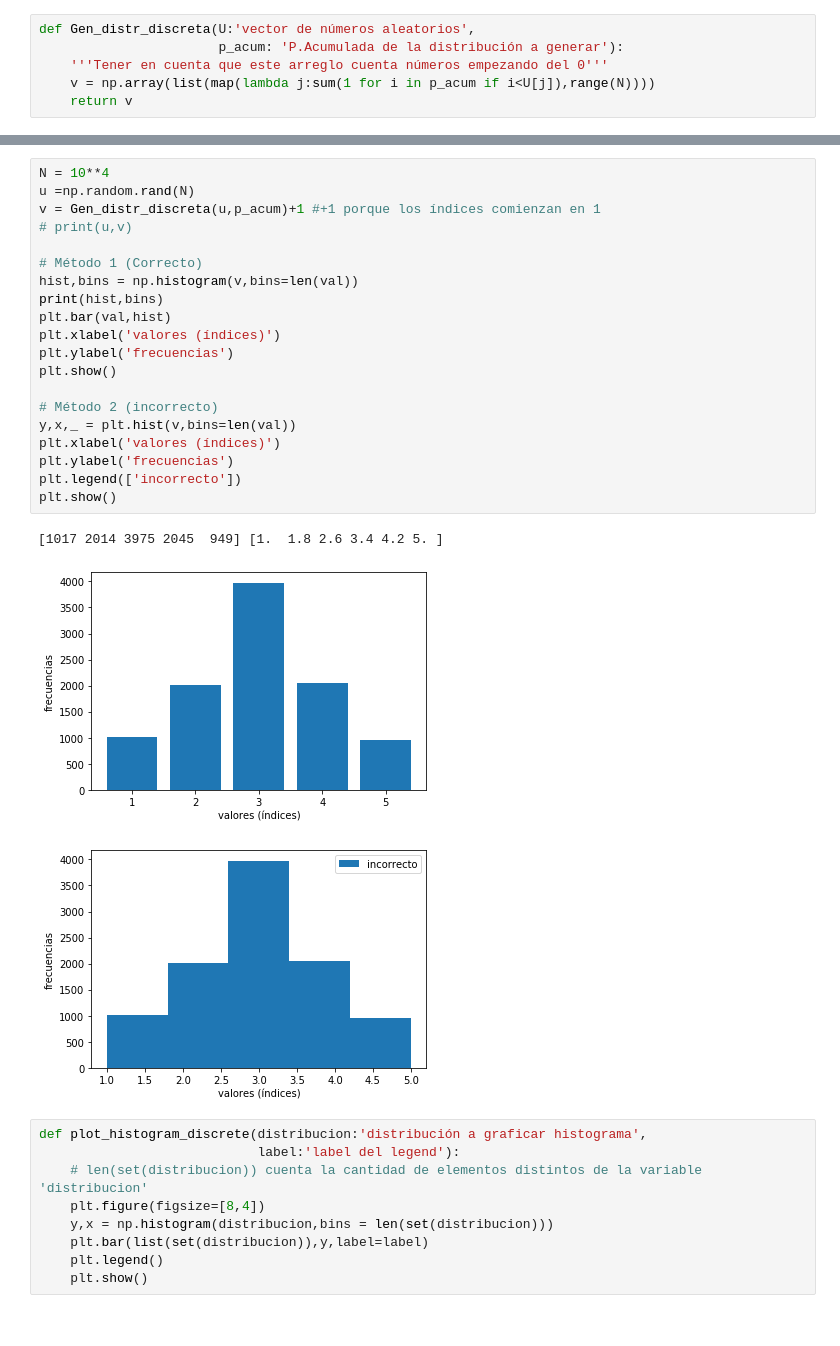
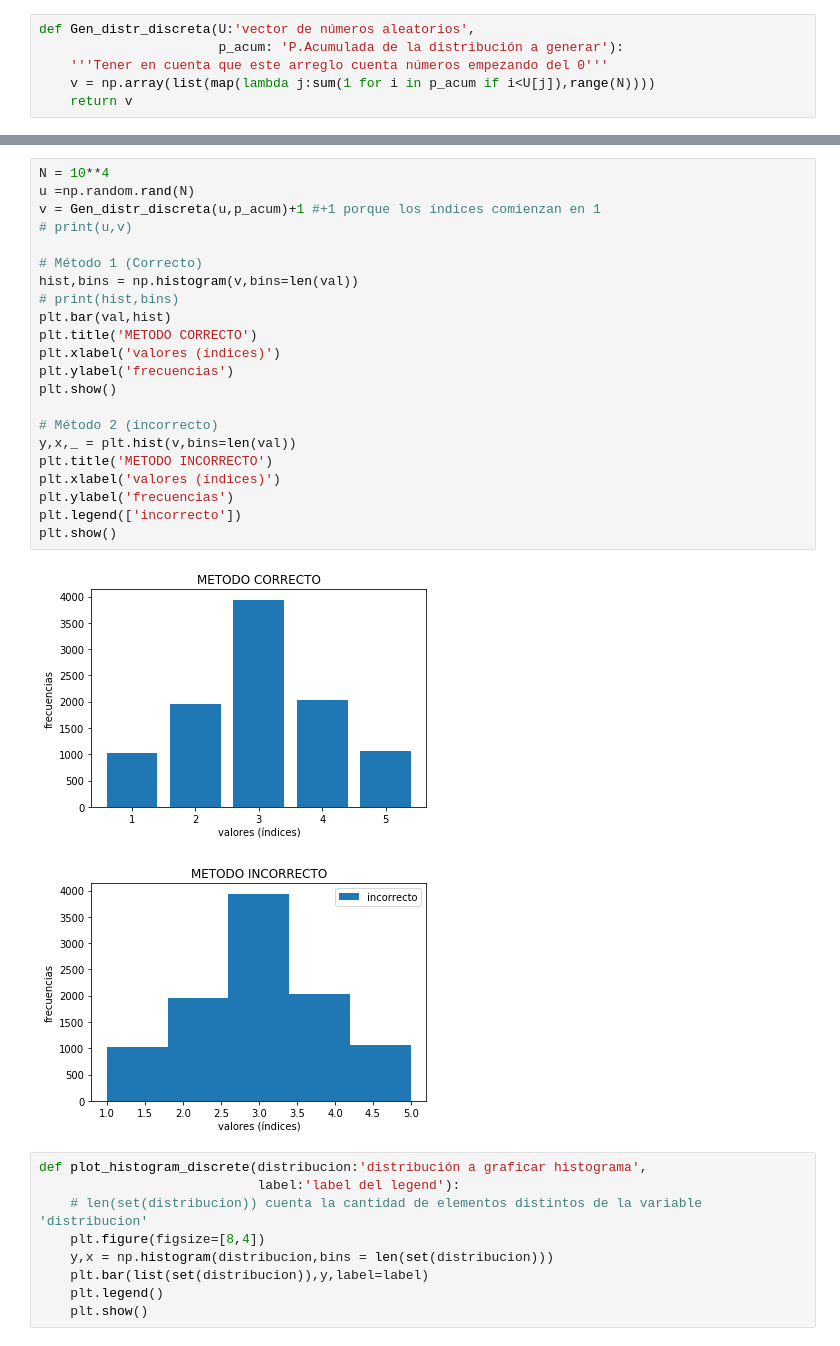
Before and after one commit to patybume10/SPF-2020-I-G1, a Jupyter notebook: TEMA-2/Clase9_GenDistribucionProbabilidad.ipynb, the cells around one changed output, grey strips where cells are left out. Saved outputs shown, nothing was run; the diff lists cells and outputs as text.

```diff
--- a/TEMA-2/Clase9_GenDistribucionProbabilidad.ipynb
+++ b/TEMA-2/Clase9_GenDistribucionProbabilidad.ipynb
@@ -280,27 +295,28 @@ def Gen_distr_discreta(U:'vector de números aleatorios',
 # %%
 N = 10**4
 u =np.random.rand(N)
 v = Gen_distr_discreta(u,p_acum)+1 #+1 porque los índices comienzan en 1
 # print(u,v)
 
 # Método 1 (Correcto)
 hist,bins = np.histogram(v,bins=len(val))
-print(hist,bins)
+# print(hist,bins)
 plt.bar(val,hist)
+plt.title('METODO CORRECTO')
 plt.xlabel('valores (índices)')
 plt.ylabel('frecuencias')
 plt.show()
 
 # Método 2 (incorrecto)
 y,x,_ = plt.hist(v,bins=len(val))
+plt.title('METODO INCORRECTO')
 plt.xlabel('valores (índices)')
 plt.ylabel('frecuencias')
 plt.legend(['incorrecto'])
 plt.show()
 # %% [output]
-[1017 2014 3975 2045  949] [1.  1.8 2.6 3.4 4.2 5. ]
-[figure, old version]
+[figure, new version]
-[figure, old version]
+[figure, new version]
 # %%
 def plot_histogram_discrete(distribucion:'distribución a graficar histograma',
                             label:'label del legend'):
```
Also changed, not shown: parts of 18 cells of this notebook, 1 other file.
